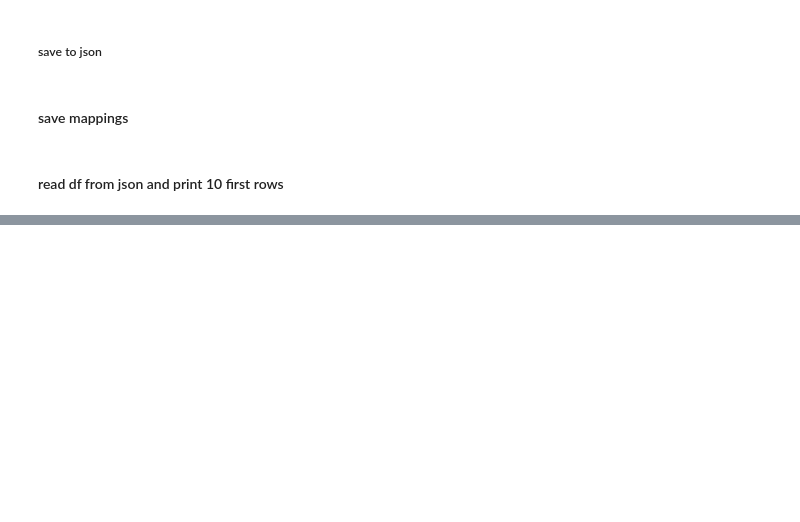
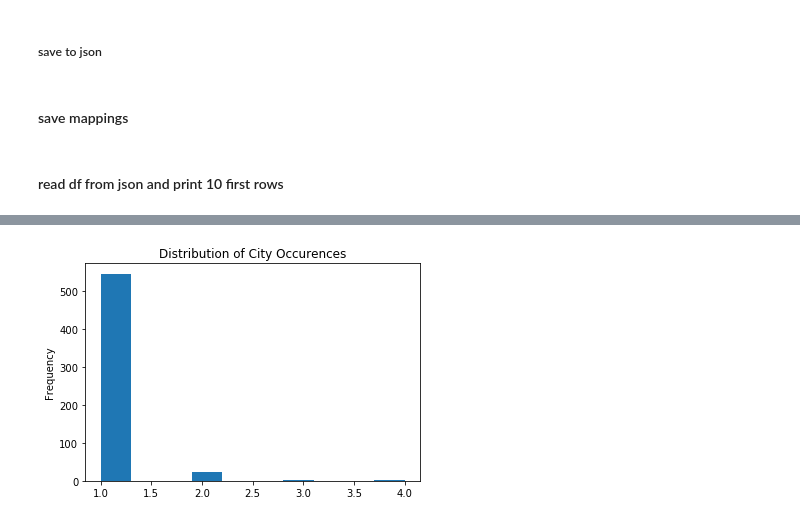
Before and after one commit to mjazwiecki/mjazwiecki-Discovering-Disease-Outbreaks-from-News-Headlines, a Jupyter notebook: solutionNotebook-v2.ipynb, the cells around one changed output, grey strips where cells are left out. Drawn from its saved outputs; the diff is of its cells as text; code cells hidden in the pictures; blank space fills up the shorter version.

```diff
--- a/solutionNotebook-v2.ipynb
+++ b/solutionNotebook-v2.ipynb
@@ -175,0 +278,4 @@ data.head(10)
+# %%
+_ = data["city"].value_counts().plot.hist(title="Distribution of City Occurences")
+# %% [output]
+[figure, added]
```
Also changed, not shown: parts of 23 cells of this notebook, 1 other file.
